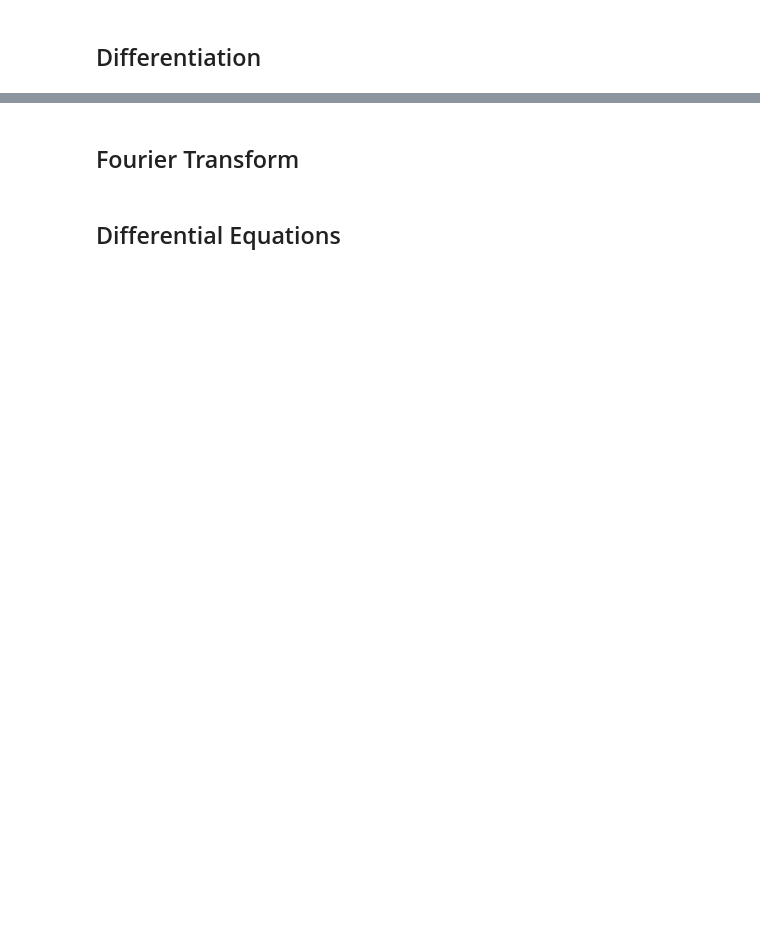
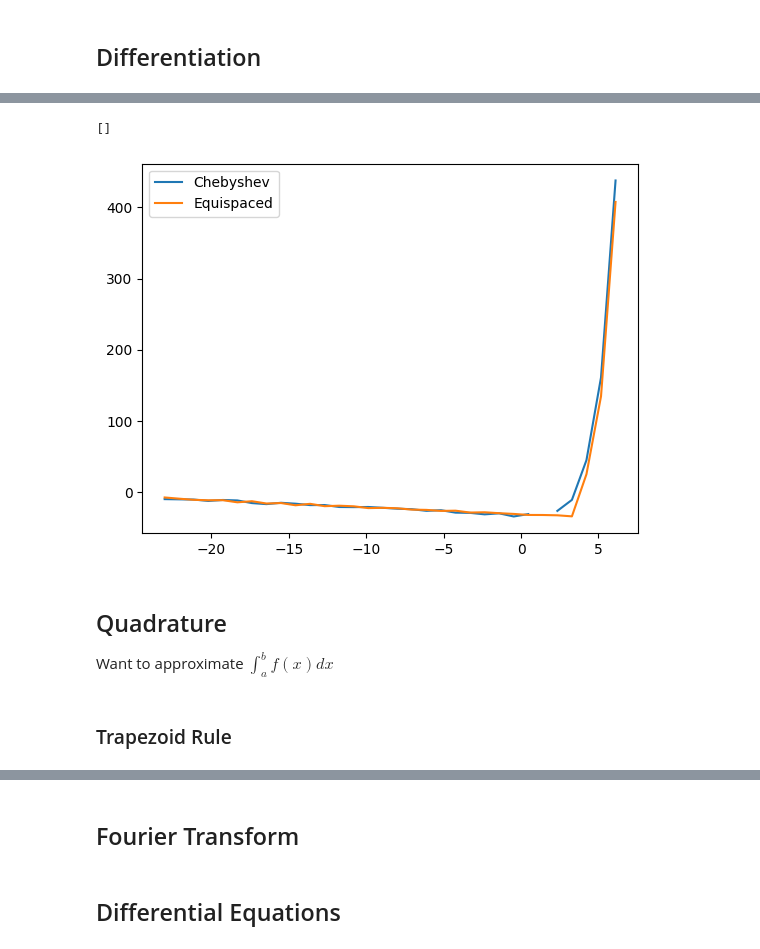
Before and after one commit to WFirmin/Math, a Jupyter notebook: Math.ipynb, the cells around one changed output, grey strips where cells are left out. Drawn from its saved outputs; the diff is of its cells as text; code cells hidden in the pictures; blank space fills up the shorter version.

```diff
--- a/Math.ipynb
+++ b/Math.ipynb
@@ -569,0 +753,27 @@ To be added later
+# %%
+# interval size instead of nodes:
+f = lambda x: math.e**x
+z = 0
+true = 1
+
+cheby_diff = []
+equi_diff = []
+
+H = 10**np.linspace(10,-10,50)
+
+for h in H:
+  cheby_diff.append(LagrangePolyDiff(f, ChebyshevNodes(z-h,z+h,50),z))
+  equi_diff.append(LagrangePolyDiff(f,np.linspace(z-h,z+h,50),z))
+
+plt.plot(np.log(H), np.log(np.abs(true-np.array(cheby_diff))), label="Chebyshev")
+plt.plot(np.log(H), np.log(np.abs(true-np.array(equi_diff))), label="Equispaced")
+plt.legend()
+plt.plot()
+# %% [output]
+[]
+[figure, added]
+# %% [markdown]
+## Quadrature
+Want to approximate $\int_a^bf(x)dx$
+# %% [markdown]
+### Trapezoid Rule
```
Also changed, not shown: parts of 27 cells of this notebook.
